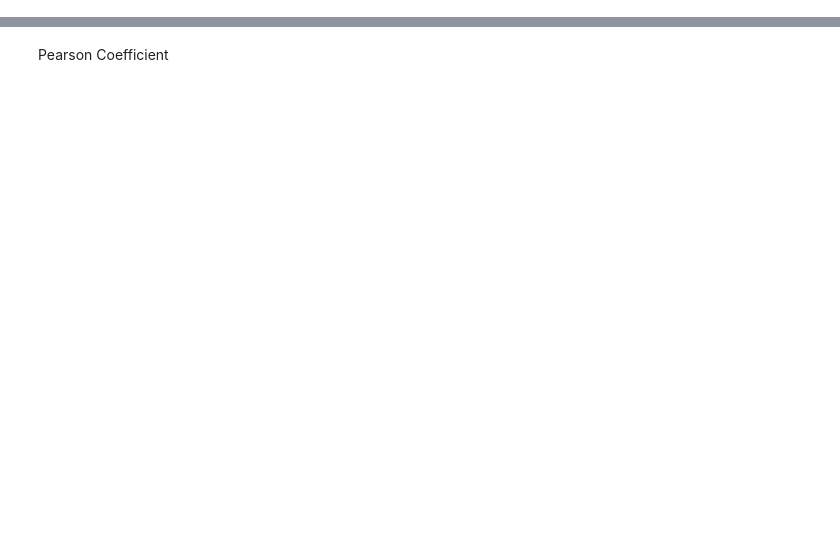
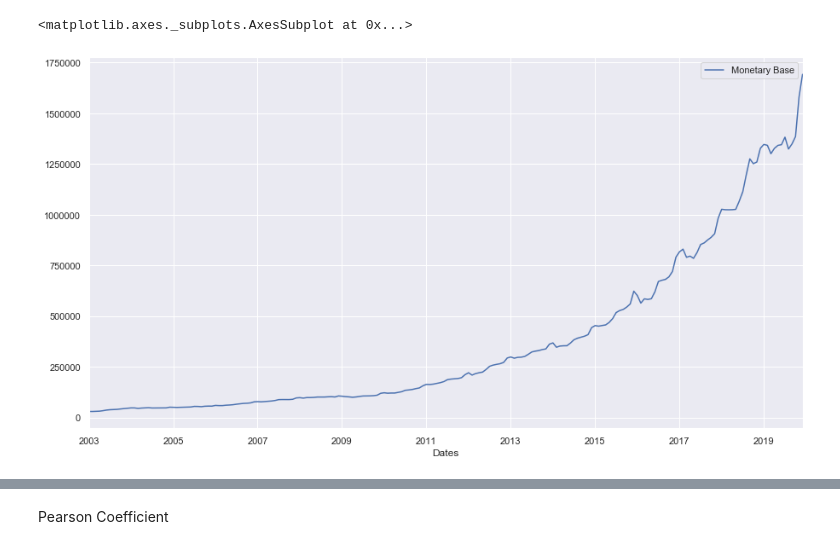
Before and after one commit to lambdaclass/finance_playground, a Jupyter notebook: notebooks/cmb_inflation/Correlation.ipynb, the cells around one changed output, grey strips where cells are left out. Saved outputs shown, nothing was run; the diff lists cells and outputs as text; code cells hidden in the pictures; blank space fills up the shorter version.

```diff
--- a/notebooks/cmb_inflation/Correlation.ipynb
+++ b/notebooks/cmb_inflation/Correlation.ipynb
@@ -34,0 +32,6 @@ plot(df_inf,'2003-09-10',"2019-12-19",False)
+# %%
+monetary_base_monthly_mean.set_index('Dates', inplace=True)
+monetary_base_monthly_mean.plot()
+# %% [output]
+<matplotlib.axes._subplots.AxesSubplot at 0x...>
+[figure, added]
```
Also changed, not shown: parts of 19 cells of this notebook, 2 other files.
